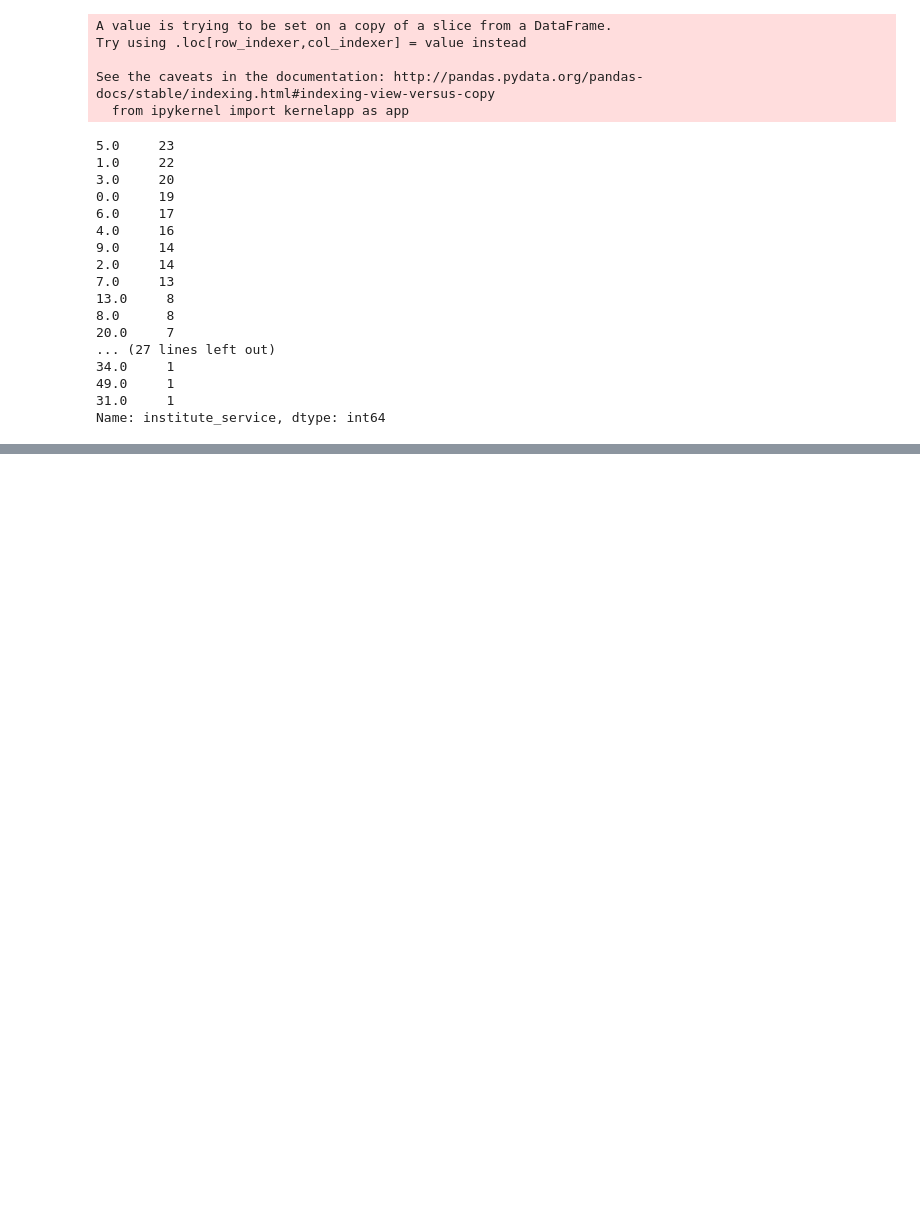
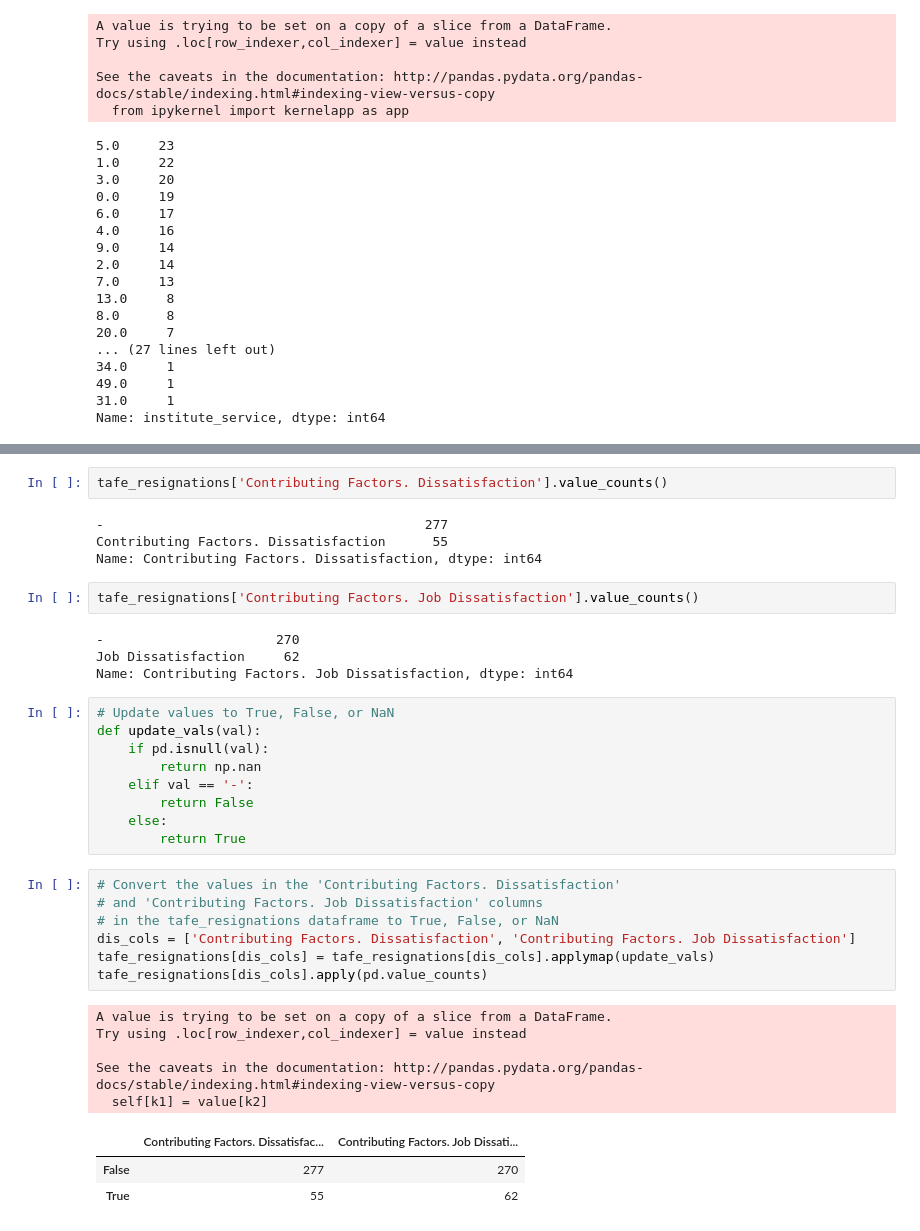
Before and after one commit to SuHamza/DQ-Analyze-Exit, a Jupyter notebook: Guided Project-Clean And Analyze Employee Exit Surveys.ipynb, the cells around one changed output, grey strips where cells are left out. Cells and saved outputs as stored; diff of their text form; blank space fills up the shorter version.

```diff
--- a/Guided Project-Clean And Analyze Employee Exit Surveys.ipynb
+++ b/Guided Project-Clean And Analyze Employee Exit Surveys.ipynb
@@ -478,0 +516,37 @@ Name: institute_service, dtype: int64
+# %%
+tafe_resignations['Contributing Factors. Dissatisfaction'].value_counts()
+# %% [output]
+-                                         277
+Contributing Factors. Dissatisfaction      55
+Name: Contributing Factors. Dissatisfaction, dtype: int64
+# %%
+tafe_resignations['Contributing Factors. Job Dissatisfaction'].value_counts()
+# %% [output]
+-                      270
+Job Dissatisfaction     62
+Name: Contributing Factors. Job Dissatisfaction, dtype: int64
+# %%
+# Update values to True, False, or NaN
+def update_vals(val):
+    if pd.isnull(val):
+        return np.nan
+    elif val == '-':
+        return False
+    else:
+        return True
+# %%
+# Convert the values in the 'Contributing Factors. Dissatisfaction'
+# and 'Contributing Factors. Job Dissatisfaction' columns
+# in the tafe_resignations dataframe to True, False, or NaN
+dis_cols = ['Contributing Factors. Dissatisfaction', 'Contributing Factors. Job Dissatisfaction']
+tafe_resignations[dis_cols] = tafe_resignations[dis_cols].applymap(update_vals)
+tafe_resignations[dis_cols].apply(pd.value_counts)
+# %% [output]
+A value is trying to be set on a copy of a slice from a DataFrame.
+Try using .loc[row_indexer,col_indexer] = value instead
+
+See the caveats in the documentation: http://pandas.pydata.org/pandas-docs/stable/indexing.html#indexing-view-versus-copy
+  self[k1] = value[k2]
+|  | Contributing Factors. Dissatisfac... | Contributing Factors. Job Dissati... |
+| False | 277 | 270 |
+| True | 55 | 62 |
```
Also changed, not shown: parts of 6 cells of this notebook.
